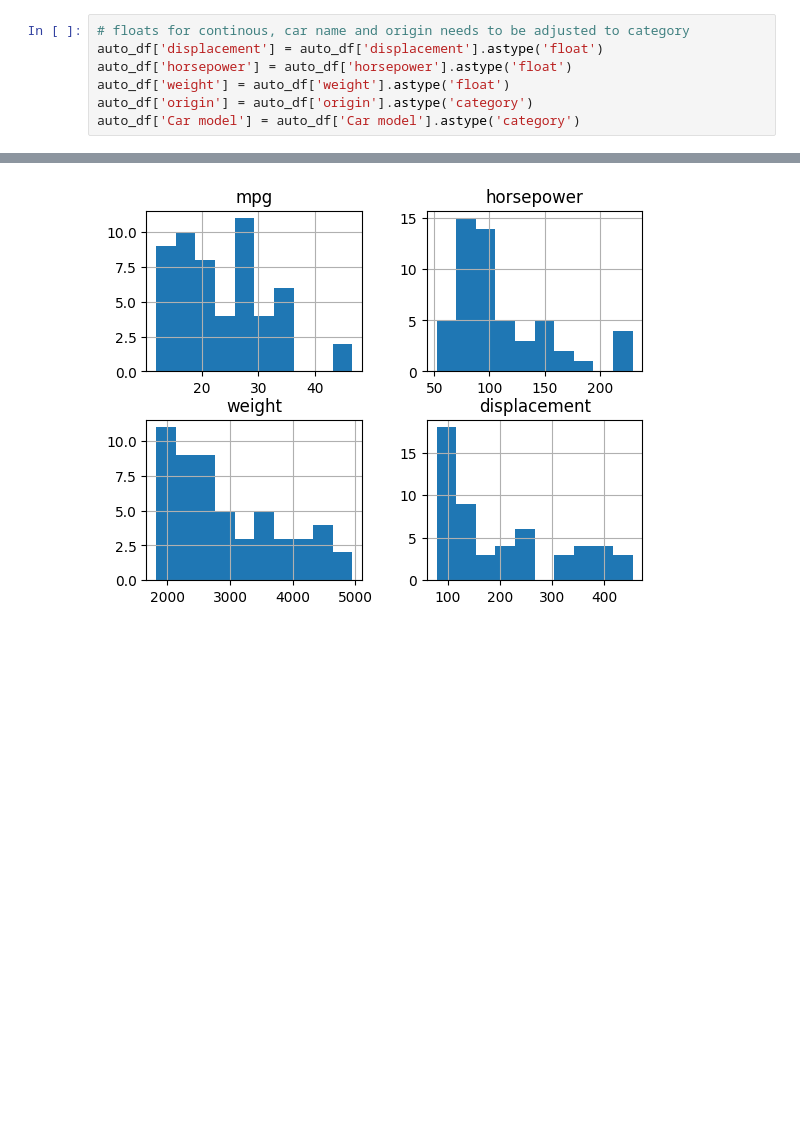
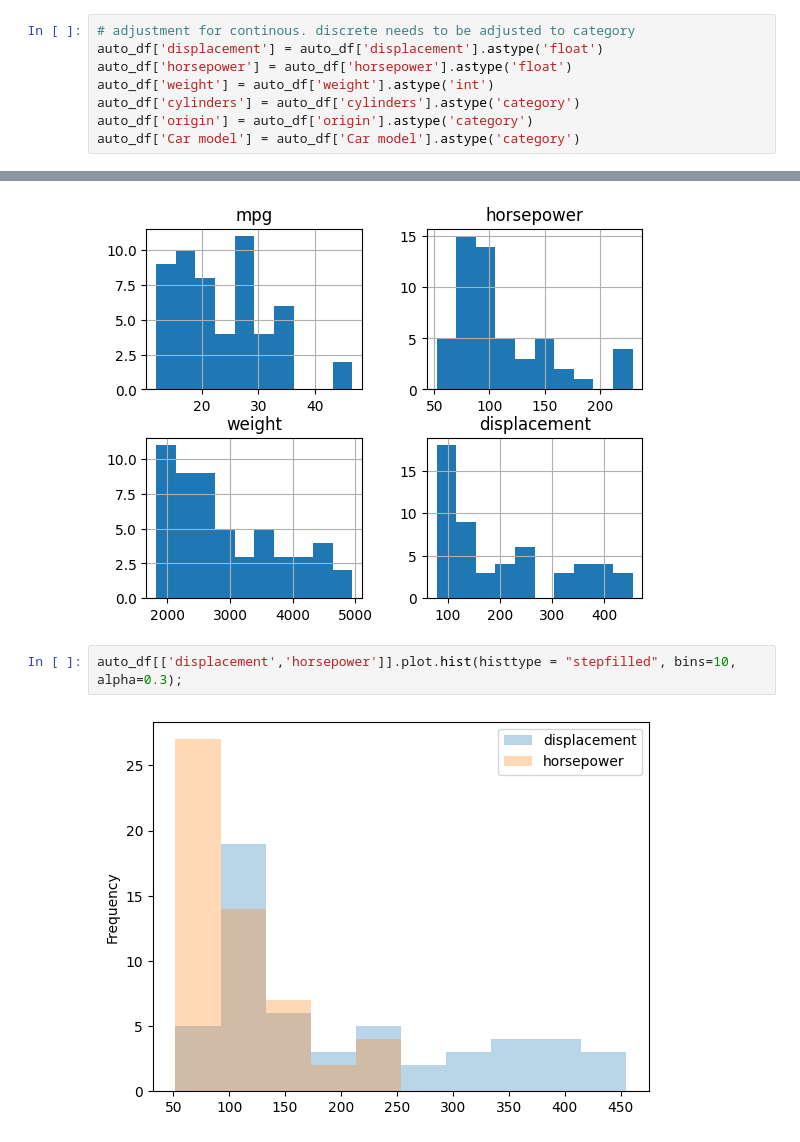
Before and after one commit to Takosaga/spring_24, a Jupyter notebook: data_mining/lab1/lab1.ipynb, the cells around one changed output, grey strips where cells are left out. Cells and saved outputs as stored; diff of their text form; blank space fills up the shorter version.

```diff
--- a/data_mining/lab1/lab1.ipynb
+++ b/data_mining/lab1/lab1.ipynb
@@ -72,10 +102,11 @@ dtype: int64
 # %% [markdown]
 No need to handle null/missing values
 # %%
-# floats for continous, car name and origin needs to be adjusted to category
+# adjustment for continous. discrete needs to be adjusted to category
 auto_df['displacement'] = auto_df['displacement'].astype('float')
 auto_df['horsepower'] = auto_df['horsepower'].astype('float')
-auto_df['weight'] = auto_df['weight'].astype('float')
+auto_df['weight'] = auto_df['weight'].astype('int')
+auto_df['cylinders'] = auto_df['cylinders'].astype('category')
 auto_df['origin'] = auto_df['origin'].astype('category')
 auto_df['Car model'] = auto_df['Car model'].astype('category')
 # %%
@@ -99,3 +130,7 @@ dtype: object
 auto_df[['mpg','horsepower','weight','displacement']].hist();
 # %% [output]
 [figure]
+# %%
+auto_df[['displacement','horsepower']].plot.hist(histtype = "stepfilled", bins=10, alpha=0.3);
+# %% [output]
+[figure, added]
```
Also changed, not shown: parts of 28 cells of this notebook.
